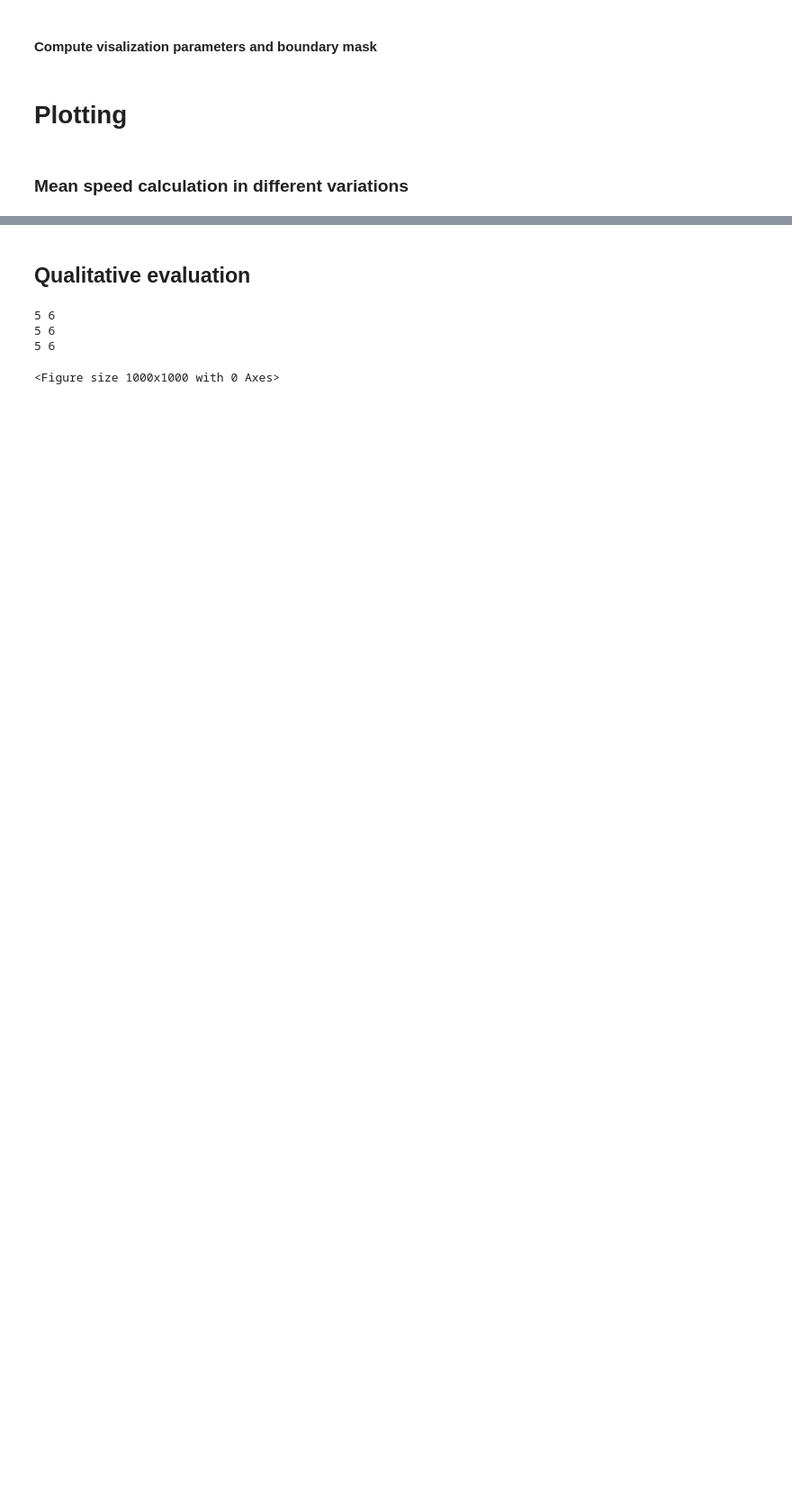
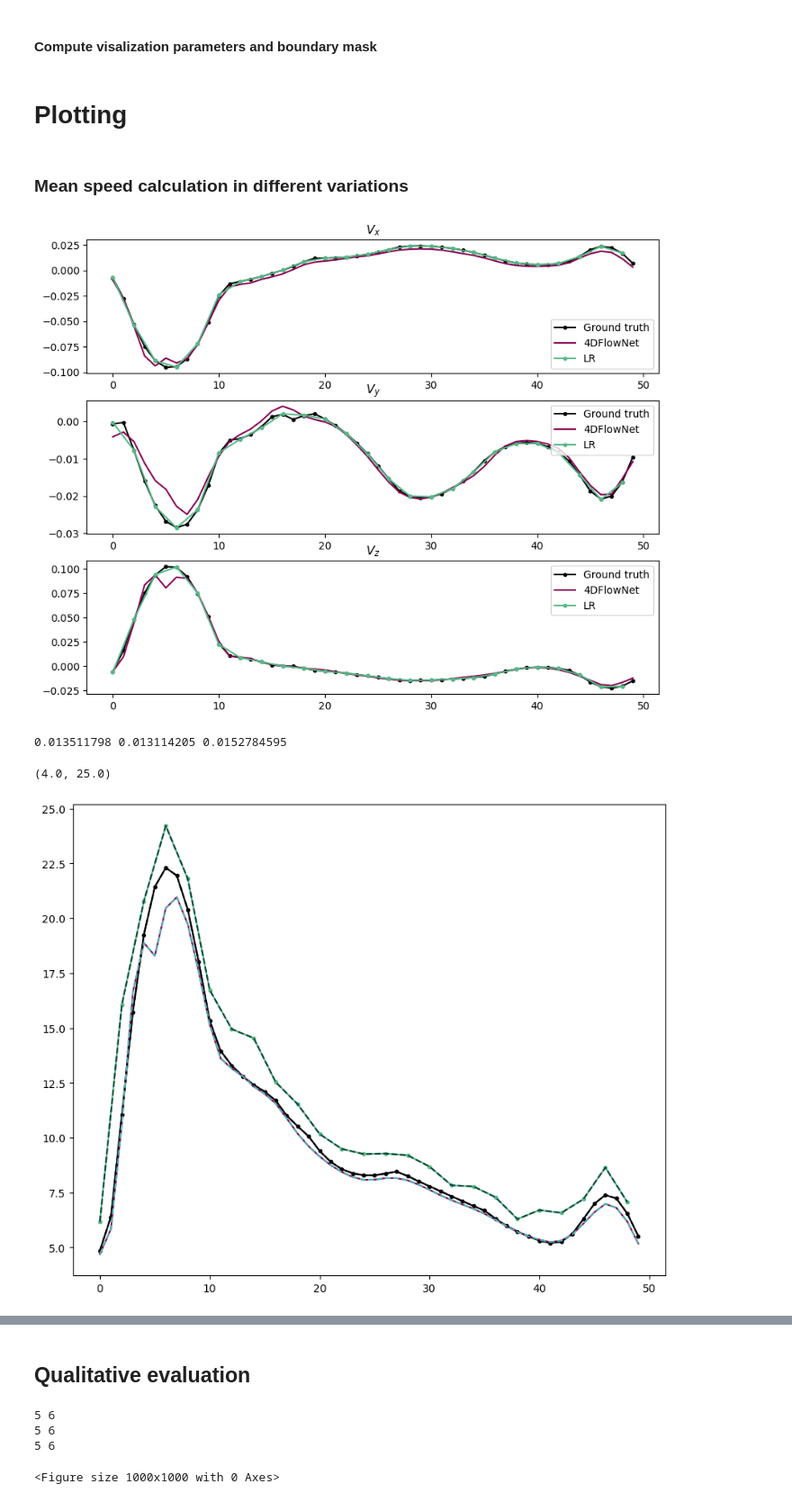
Before and after one commit to PiaaCaa/4DFlowNet, a Jupyter notebook: src/notebooks/evaluate_plots.ipynb, the cells around one changed output, grey strips where cells are left out. Shown at 90% size. Saved outputs shown, nothing was run; the diff lists cells and outputs as text; code cells hidden in the pictures; blank space fills up the shorter version.

```diff
--- a/src/notebooks/evaluate_plots.ipynb
+++ b/src/notebooks/evaluate_plots.ipynb
@@ -414,8 +424,8 @@ lr_speed_fluid = np.multiply(lr_speed, gt['mask'][::2])
 if False:
     plt.subplot(1,1,1)
     plt.plot(gt['mean_speed'], '.-',label ='Ground truth', color = 'black')
-    plt.plot(pred['mean_speed'],'.-', label= '4DFlowNet', color = KTH_colors['blue100'])
-    plt.plot(range(0, N_frames, 2),  lr['mean_speed'],'.-',  label = 'LR', color = KTH_colors['green100'])
+    plt.plot(pred['mean_speed'],'.-', label= '4DFlowNet', color = KI_colors['Blue'])
+    plt.plot(range(0, N_frames, 2),  lr['mean_speed'],'.-',  label = 'LR', color = KI_colors['Green'])
     # plt.plot(interpolate_linear['mean_speed'][:-1],'--', label = 'linear interpolation', color = 'pink')
     # plt.plot(interpolate_cubic['mean_speed'][:-1] , label = 'cubic interpoaltion', color = 'forestgreen')
     plt.xlabel("Frame")
@@ -442,65 +452,70 @@ if True:
     plt.title('Average velocity over time')
     plt.subplot(3,1,1)
     plt.plot(plot_mean_val(gt['u'], gt['mask']), '.-',label ='Ground truth', color = 'black')
-    plt.plot(plot_mean_val(pred['u'], gt['mask']),'-', label= '4DFlowNet', color = KTH_colors['blue100'])
-    plt.plot(range(0, N_frames, 2), plot_mean_val(lr['u'], gt['mask'][::2]),'.-', label= 'LR', color = KTH_colors['green100'])
+    plt.plot(plot_mean_val(pred['u'], gt['mask']),'-', label= '4DFlowNet', color = KI_colors['Plum'])
+    plt.plot(range(0, N_frames, 2), plot_mean_val(lr['u'], gt['mask'][::2]),'.-', label= 'LR', color = KI_colors['Green'])
     plt.legend()
     plt.title(r'$V_x$')
 
     plt.subplot(3,1,2)
     plt.plot(plot_mean_val(gt['v'], gt['mask']), '.-',label ='Ground truth', color = 'black')
-    plt.plot(plot_mean_val(pred['v'], gt['mask']),'-', label= '4DFlowNet', color = KTH_colors['blue100'])
-    plt.plot(range(0, N_frames, 2), plot_mean_val(lr['v'], gt['mask'][::2]),'.-', label= 'LR', color = KTH_colors['green100'])
+    plt.plot(plot_mean_val(pred['v'], gt['mask']),'-', label= '4DFlowNet', color = KI_colors['Plum'])
+    plt.plot(range(0, N_frames, 2), plot_mean_val(lr['v'], gt['mask'][::2]),'.-', label= 'LR', color = KI_colors['Green'])
     plt.legend()
     plt.title(r'$V_y$')
 
     plt.subplot(3,1,3)
     plt.plot(plot_mean_val(gt['w'], gt['mask']), '.-',label ='Ground truth', color = 'black')
-    plt.plot(plot_mean_val(pred['w'], gt['mask']),'-', label= '4DFlowNet', color = KTH_colors['blue100'])
-    plt.plot(range(0, N_frames, 2), plot_mean_val(lr['w'], gt['mask'][::2]),'.-', label= 'LR', color = KTH_colors['green100'])
+    plt.plot(plot_mean_val(pred['w'], gt['mask']),'-', label= '4DFlowNet', color = KI_colors['Plum'])
+    plt.plot(range(0, N_frames, 2), plot_mean_val(lr['w'], gt['mask'][::2]),'.-', label= 'LR', color = KI_colors['Green'])
     plt.title(r'$V_z$')
     plt.legend()
     plt.show()
 
     plt.plot(plot_mean_val(gt['speed'], gt['mask'])*100, '.-',label ='Ground truth', color = 'black')
-    plt.plot(plot_mean_val(pred['speed'], gt['mask'])*100,'-', label= '4DFlowNet', color = KTH_colors['blue100'])
-    plt.plot(range(0, N_frames, 2), plot_mean_val(lr_speed, gt['mask'][::2])*100,'.-', label= 'LR speed', color = KTH_colors['green100'])
+    plt.plot(plot_mean_val(pred['speed'], gt['mask'])*100,'-', label= '4DFlowNet', color = KI_colors['Plum'])
+    plt.plot(range(0, N_frames, 2), plot_mean_val(lr_speed, gt['mask'][::2])*100,'.-', label= 'LR speed', color = KI_colors['Green'])
     plt.plot(gt['mean_speed'], '--',label ='Ground truth', color = 'black')
-    plt.plot(pred['mean_speed'],'--', label= '4DFlowNet', color = KTH_colors['blue100'])
-    plt.plot(range(0, N_frames, 2),  lr['mean_speed'],'--',  label = 'LR', color = KTH_colors['green100'])
+    plt.plot(pred['mean_speed'],'--', label= '4DFlowNet', color = KI_colors['Blue'])
+    plt.plot(range(0, N_frames, 2),  lr['mean_speed'],'--',  label = 'LR', color = KI_colors['DarkGreen'])
 
 print(np.average(gt['speed_fluid']), np.average(pred['speed_fluid']), np.average(lr['speed_fluid']))
 
 # for v in vel_colnames:
 #     print(np.linalg.norm(plot_mean_val2(gt[v], gt['mask']) - plot_mean_val(gt[v], gt['mask'])))
     # print(plot_mean_val2(gt[v], gt['mask']) - plot_mean_val(gt[v], gt['mask']))
 avg_gt, avg_pred, avg_lr = np.zeros(N_frames), np.zeros(N_frames), np.zeros(N_frames)
 for t in range(N_frames):
     points_in_mask_t = np.where(gt['mask'][t] !=0)
     if t%2 == 0:
         points_in_mask_t_lr = np.where(gt['mask'][t] !=0)
         avg_lr[t] = np.average(lr_speed[t//2][points_in_mask_t_lr])
     avg_gt[t] = np.average(gt['speed'][t][points_in_mask_t])
     avg_pred[t] = np.average(pred['speed'][t][points_in_mask_t])
 
     # print(avg_gt, avg_pred, avg_lr)
 fig = plt.figure(figsize=(5,4))
-plt.plot(range(0, N_frames,2) , avg_lr[::2]*100,'.-',  label = 'Low resolution', color = KTH_colors['green100'])
+plt.plot(range(0, N_frames,2) , avg_lr[::2]*100,'.-',  label = 'Low resolution', color = KI_colors['DarkGreen'])
 plt.plot(avg_gt*100, '.-',label ='High resolution', color = 'black')
-plt.plot(avg_pred*100,'.-', label= '4DFlowNet', color = KTH_colors['blue100'])
+plt.plot(avg_pred*100,'.-', label= '4DFlowNet', color = KI_colors['Plum'])
 plt.xlabel("Frame")
 plt.ylabel("Mean speed (cm/s)")
 plt.legend()
 plt.tight_layout()
 plt.savefig(f'{eval_dir}/{set_name}_M{data_model}_mean_speed_{model_name}.pdf')
 
 plt.plot(gt['mean_speed'], 'x-',label ='Ground truth', color = 'black')
-plt.plot(pred['mean_speed'],'x-', label= '4DFlowNet', color = KTH_colors['blue100'])
-plt.plot(range(0, N_frames, 2),  lr['mean_speed'],'x-',  label = 'LR', color = KTH_colors['green100'])
+plt.plot(pred['mean_speed'],'x-', label= '4DFlowNet', color = KI_colors['Plum'])
+plt.plot(range(0, N_frames, 2),  lr['mean_speed'],'x-',  label = 'LR', color = KI_colors['Green'])
 
 plt.plot(plot_mean_val(gt['speed'], gt['mask'])*100, '.-',label ='Ground truth', color = 'red')
 # plt.plot(plot_mean_val2(gt['speed'], gt['mask'])*100, '--',label ='Ground truth', color = 'pink')
-plt.plot(plot_mean_val(pred['speed'], gt['mask'])*100,'-', label= '4DFlowNet', color = KTH_colors['blue100'])
-plt.plot(range(0, N_frames, 2), plot_mean_val(lr_speed, gt['mask'][::2])*100,'.-', label= 'LR speed', color = KTH_colors['green100'])
+plt.plot(plot_mean_val(pred['speed'], gt['mask'])*100,'-', label= '4DFlowNet', color = KI_colors['Plum'])
+plt.plot(range(0, N_frames, 2), plot_mean_val(lr_speed, gt['mask'][::2])*100,'.-', label= 'LR speed', color = KI_colors['LightGreen'])
 plt.legend()
 plt.ylim(4, 25)
+# %% [output]
+[figure, added]
+0.013511798 0.013114205 0.0152784595
+(4.0, 25.0)
+[figure, added]
```
Also changed, not shown: parts of 24 cells of this notebook, 5 other files.
